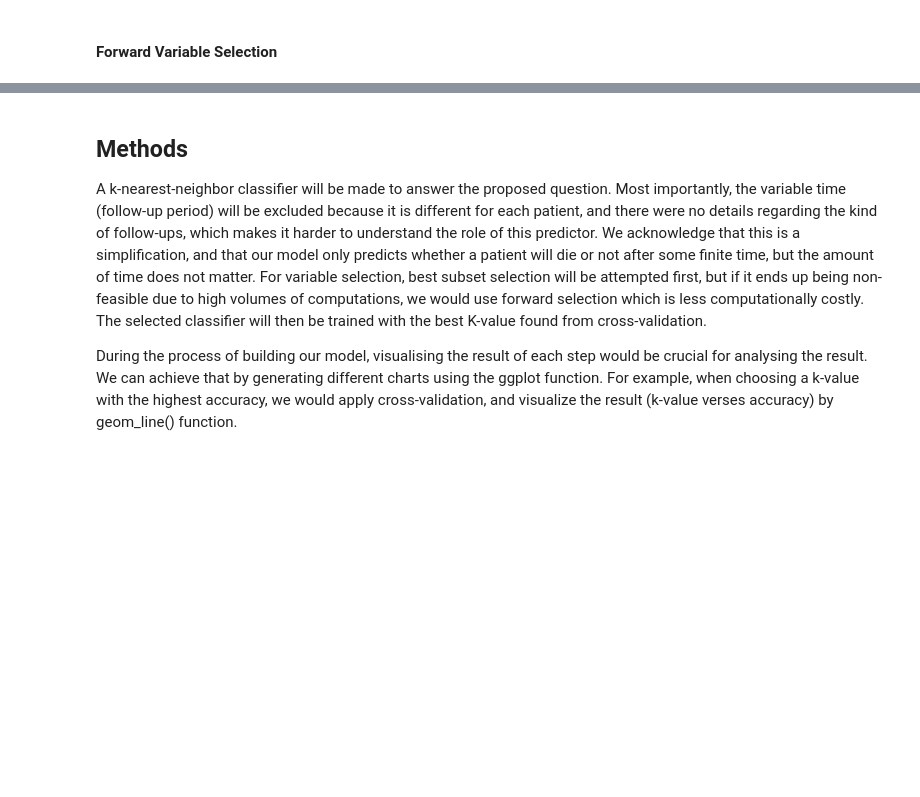
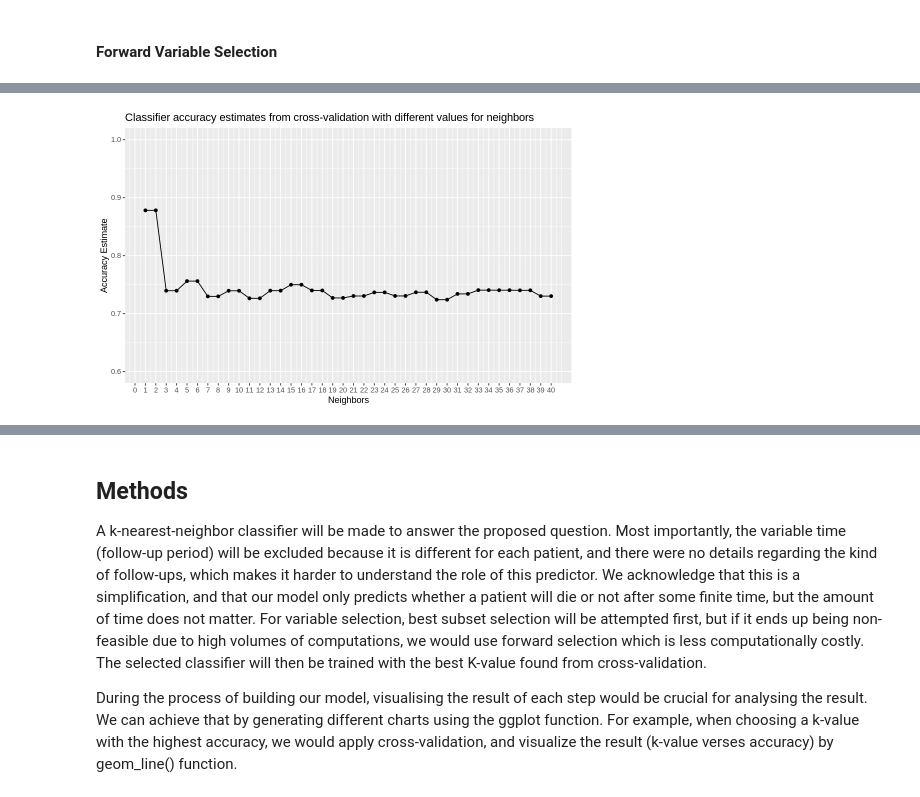
Before and after one commit to ShiyuDeng-Simon/group_project, a Jupyter notebook: Proposal.ipynb, the cells around one changed output, grey strips where cells are left out. Saved outputs shown, nothing was run; the diff lists cells and outputs as text; code cells hidden in the pictures; blank space fills up the shorter version.

```diff
--- a/Proposal.ipynb
+++ b/Proposal.ipynb
@@ -406,3 +403,9 @@ colnames(training_data)
  [9] "serum_sodium"             "sex"
 [11] "smoking"                  "time"
 [13] "DEATH_EVENT"              "platelets_num_per_mL"
+# %%
+ups_recipe <- recipe(DEATH_EVENT ~ ., data = training_data) |>
+  step_upsample(DEATH_EVENT, over_ratio = 1, skip = FALSE) |>
+  prep()
+
+ups_recipe
@@ -408,0 +426,3 @@ colnames(training_data)
+# %%
+balanced_data <- ups_recipe |> bake(training_data)
+balanced_data
@@ -558,40 +723,39 @@ accuracies_ver_5
 # Find the best k value
 set.seed(2130)
 
-gridvals <- tibble(neighbors = seq(from = 1, to = 15, by = 1))
+gridvals <- tibble(neighbors = seq(from = 1, to = 40, by = 1))
 
 #1. Make the recipe (what are the predictors, which is the response variable, what is the data set)
-knn_recipe_k_tuning <- recipe(DEATH_EVENT ~ ejection_fraction + age + anaemia, data = training_data) |>
-                         step_scale(all_numeric_predictors()) |>
-                         step_center(all_numeric_predictors()) |>
-                         step_upsample(DEATH_EVENT, over_ratio = 1, skip = FALSE)
+knn_recipe_k_tuning <- recipe(DEATH_EVENT ~ creatinine_phosphokinase+ejection_fraction+age+diabetes+serum_creatinine, data = balanced_data)
 
 #2. Perform 5-fold CV on the training set
-knn_vfold_k_tuning <- vfold_cv(training_data, v = 5, strata = DEATH_EVENT)
+knn_vfold_k_tuning <- vfold_cv(balanced_data, v = 5, strata = DEATH_EVENT)
 
 #3. Create the specs with tune() for number of neighbors
 knn_k_tuning <- nearest_neighbor(weight_func = "rectangular", neighbors = tune()) |>
     set_engine("kknn") |>
     set_mode("classification")
 
 knn_k_tuning_results <- workflow() |>
     add_recipe(knn_recipe_k_tuning) |>
     add_model(knn_k_tuning) |>
     tune_grid(resamples = knn_vfold_k_tuning, grid = gridvals) |>
     collect_metrics()
 
 accuracies_k_tuning <- knn_k_tuning_results |>
        filter(.metric == "accuracy")
 
 cross_val_plot <- ggplot(accuracies_k_tuning, aes(x = neighbors, y = mean))+
        geom_point() +
        geom_line() +
        labs(x = "Neighbors", y = "Accuracy Estimate") +
        ggtitle("Classifier accuracy estimates from cross-validation with different values for neighbors") +
-       scale_x_continuous(breaks = seq(0, 15, by = 1)) +  # adjusting the x-axis
+       scale_x_continuous(breaks = seq(0, 40, by = 1)) +  # adjusting the x-axis
        scale_y_continuous(limits = c(0.6, 1.0)) # adjusting the y-axis
 
 cross_val_plot
+# %% [output]
+[figure, added]
 # %%
 # Find the best model and test it against the testing set
 set.seed(2130)
```
Also changed, not shown: parts of 24 cells of this notebook.
